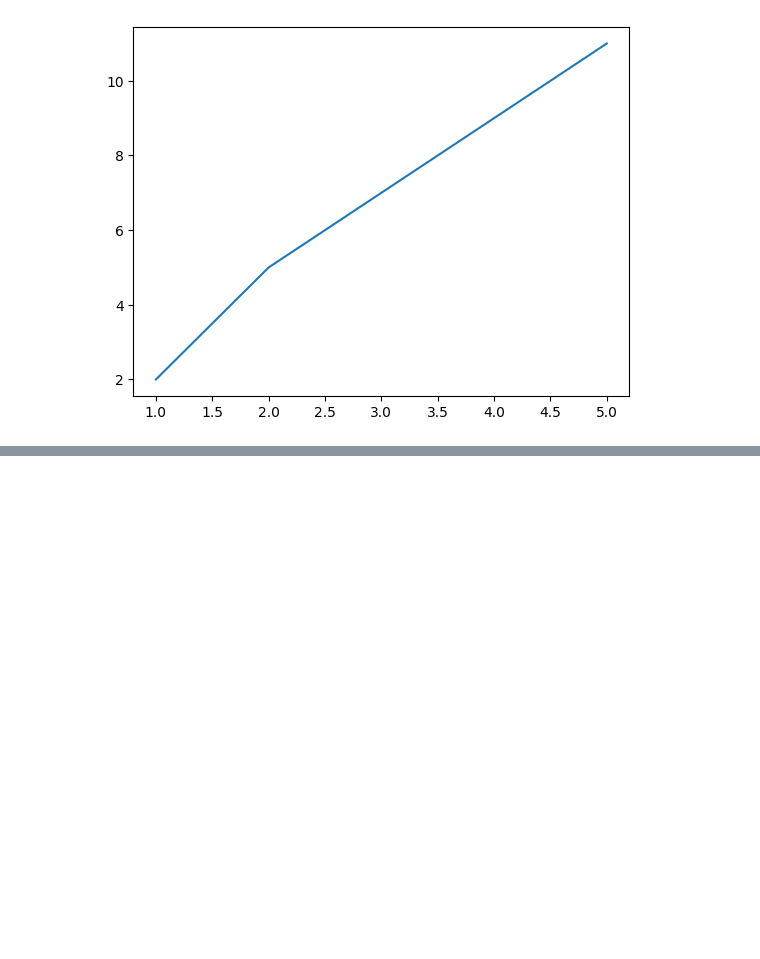
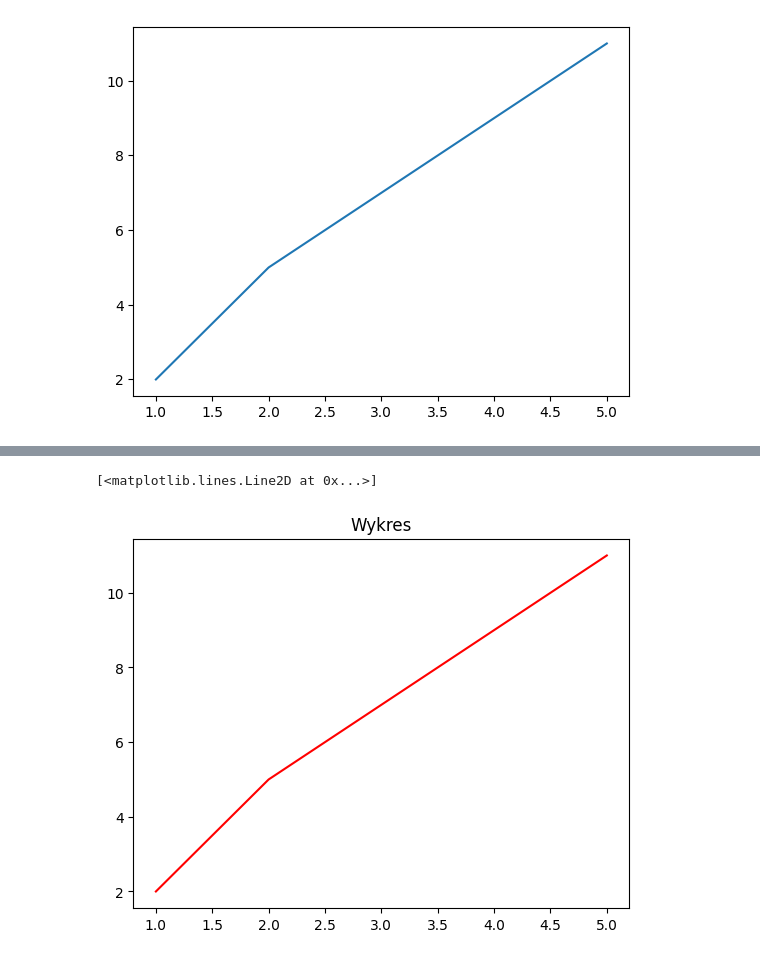
Before and after one commit to rajkonkret/PythonMSExcel_1_12_2025, a Jupyter notebook: day2/ex27_notebook.ipynb, the cells around one changed output, grey strips where cells are left out. Saved outputs shown, nothing was run; the diff lists cells and outputs as text; code cells hidden in the pictures; blank space fills up the shorter version.

```diff
--- a/day2/ex27_notebook.ipynb
+++ b/day2/ex27_notebook.ipynb
@@ -70,0 +76,6 @@ plt.show() # potrzebne w pythine
+# %%
+plt.title("Wykres")
+plt.plot(x, y, c="red")
+# %% [output]
+[<matplotlib.lines.Line2D at 0x...>]
+[figure, added]
```
Also changed, not shown: parts of 2 cells of this notebook.
